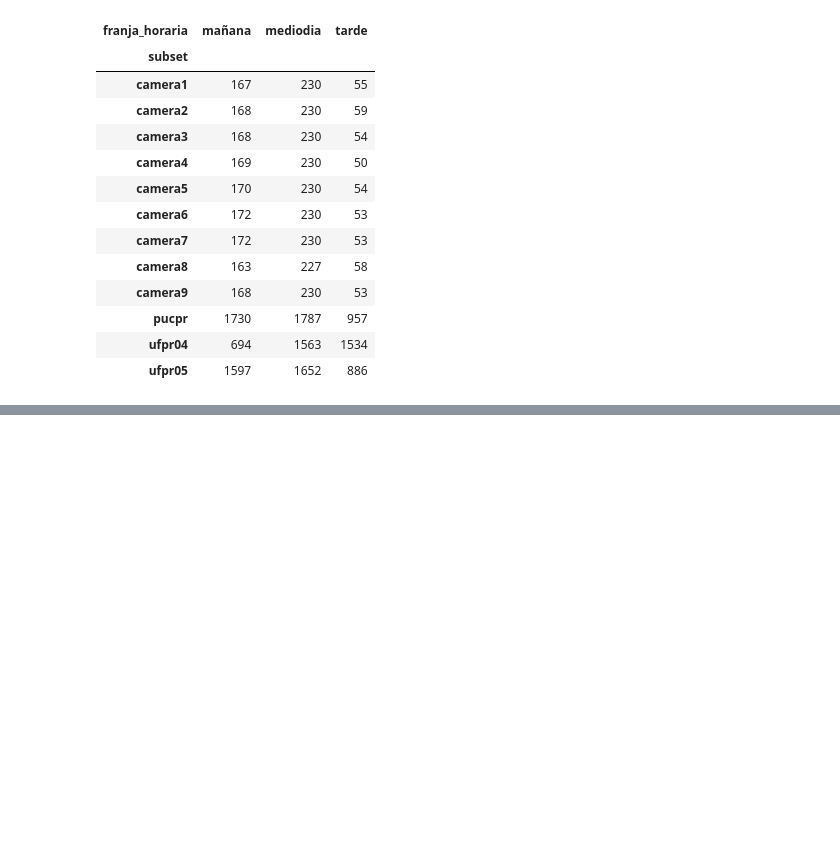
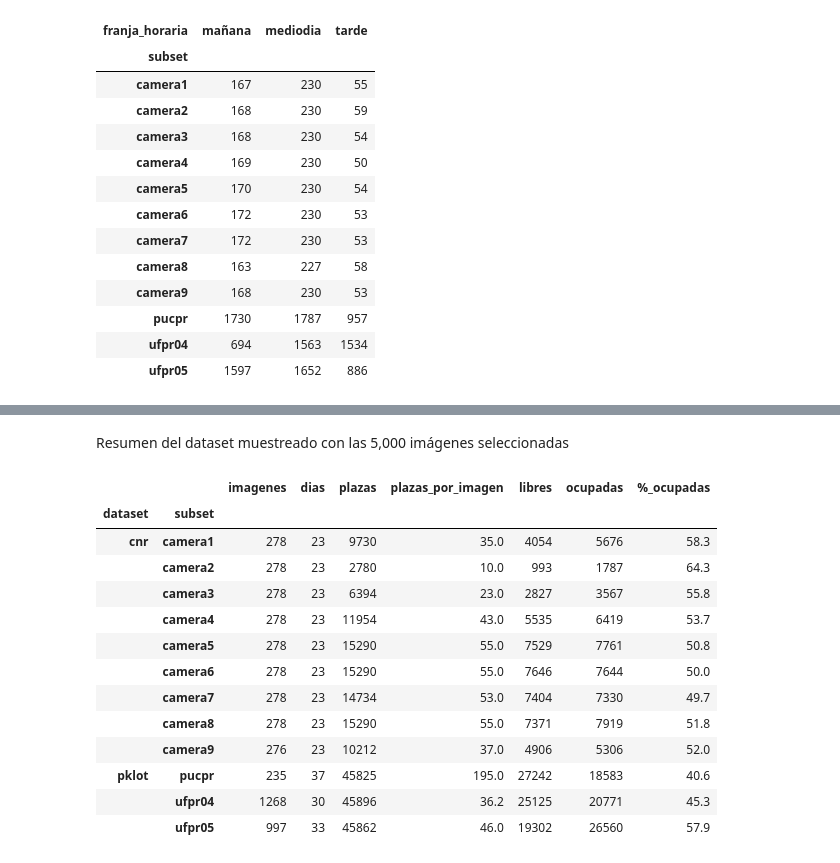
Before and after one commit to StafLoker/pic-proyecto, a Jupyter notebook: notebooks/PIC_Proyecto_Dataset_Mini.ipynb, the cells around one changed output, grey strips where cells are left out. Saved outputs shown, nothing was run; the diff lists cells and outputs as text; code cells hidden in the pictures; blank space fills up the shorter version.

Commit message:
Creado dataset mini

```diff
--- a/notebooks/PIC_Proyecto_Dataset_Mini.ipynb
+++ b/notebooks/PIC_Proyecto_Dataset_Mini.ipynb
@@ -675,19 +673,20 @@ for subset, n in num_img_subset.items():
     print(f"Cogemos {frac:.0%} de las imágenes del subset {subset}")
 
     # Creamos la muestra haciendo el reparto para cad fecha y franja horaria
-    muestra = grupo.groupby(['fecha', 'franja_horaria']).sample(frac=frac, random_state=99)
+    muestra = grupo.groupby(['fecha', 'franja_horaria', 'clima']).sample(frac=frac, random_state=99)
 
     if len(muestra)>n:
         muestra = muestra.sample(n=n, random_state=99)
     elif len(muestra)<n:
         restantes = grupo.drop(muestra.index)
-        extra = restantes.sample(n=n - len(muestra), random_state=42)
+        extra = restantes.sample(n=n - len(muestra), random_state=99)
         muestra = pd.concat([muestra, extra])
 
     partes.append(muestra)
 
 tabla_muestreada = pd.concat(partes)
 print("Seleccionadas:", len(tabla_muestreada))
+tabla_muestreada.head(5)
 # %% [output]
 Cogemos 62% de las imágenes del subset camera1
 Cogemos 61% de las imágenes del subset camera2
@@ -704,0 +710,29 @@ Seleccionadas: 5000
+# %% [markdown]
+Resumen del dataset muestreado con las 5,000 imágenes seleccionadas
+# %%
+resumen_tabla_muestreada=tabla_muestreada.groupby(['dataset', 'subset']).agg(
+    imagenes=('image_id', 'count'),
+    dias=('fecha', 'nunique'),
+    plazas=('plazas', 'sum'),
+    plazas_por_imagen=('plazas', 'mean'),
+    libres=('plazas_libres', 'sum'),
+    ocupadas=('plazas_ocupadas', 'sum'),
+)
+resumen_tabla_muestreada['%_ocupadas'] = (100 * resumen_tabla_muestreada['ocupadas'] / resumen_tabla_muestreada['plazas']).round(1)
+resumen_tabla_muestreada['plazas_por_imagen'] = (resumen_tabla_muestreada['plazas_por_imagen']).round(1)
+resumen_tabla_muestreada
+# %% [output]
+|  |  | imagenes | dias | plazas | plazas_por_imagen | libres | ocupadas | %_ocupadas |
+| dataset | subset |  |  |  |  |  |  |  |
+| cnr | camera1 | 278 | 23 | 9730 | 35.0 | 4054 | 5676 | 58.3 |
+|  | camera2 | 278 | 23 | 2780 | 10.0 | 993 | 1787 | 64.3 |
+|  | camera3 | 278 | 23 | 6394 | 23.0 | 2827 | 3567 | 55.8 |
+|  | camera4 | 278 | 23 | 11954 | 43.0 | 5535 | 6419 | 53.7 |
+|  | camera5 | 278 | 23 | 15290 | 55.0 | 7529 | 7761 | 50.8 |
+|  | camera6 | 278 | 23 | 15290 | 55.0 | 7646 | 7644 | 50.0 |
+|  | camera7 | 278 | 23 | 14734 | 53.0 | 7404 | 7330 | 49.7 |
+|  | camera8 | 278 | 23 | 15290 | 55.0 | 7371 | 7919 | 51.8 |
+|  | camera9 | 276 | 23 | 10212 | 37.0 | 4906 | 5306 | 52.0 |
+| pklot | pucpr | 235 | 37 | 45825 | 195.0 | 27242 | 18583 | 40.6 |
+|  | ufpr04 | 1268 | 30 | 45896 | 36.2 | 25125 | 20771 | 45.3 |
+|  | ufpr05 | 997 | 33 | 45862 | 46.0 | 19302 | 26560 | 57.9 |
```
Also changed, not shown: parts of 17 cells of this notebook.
